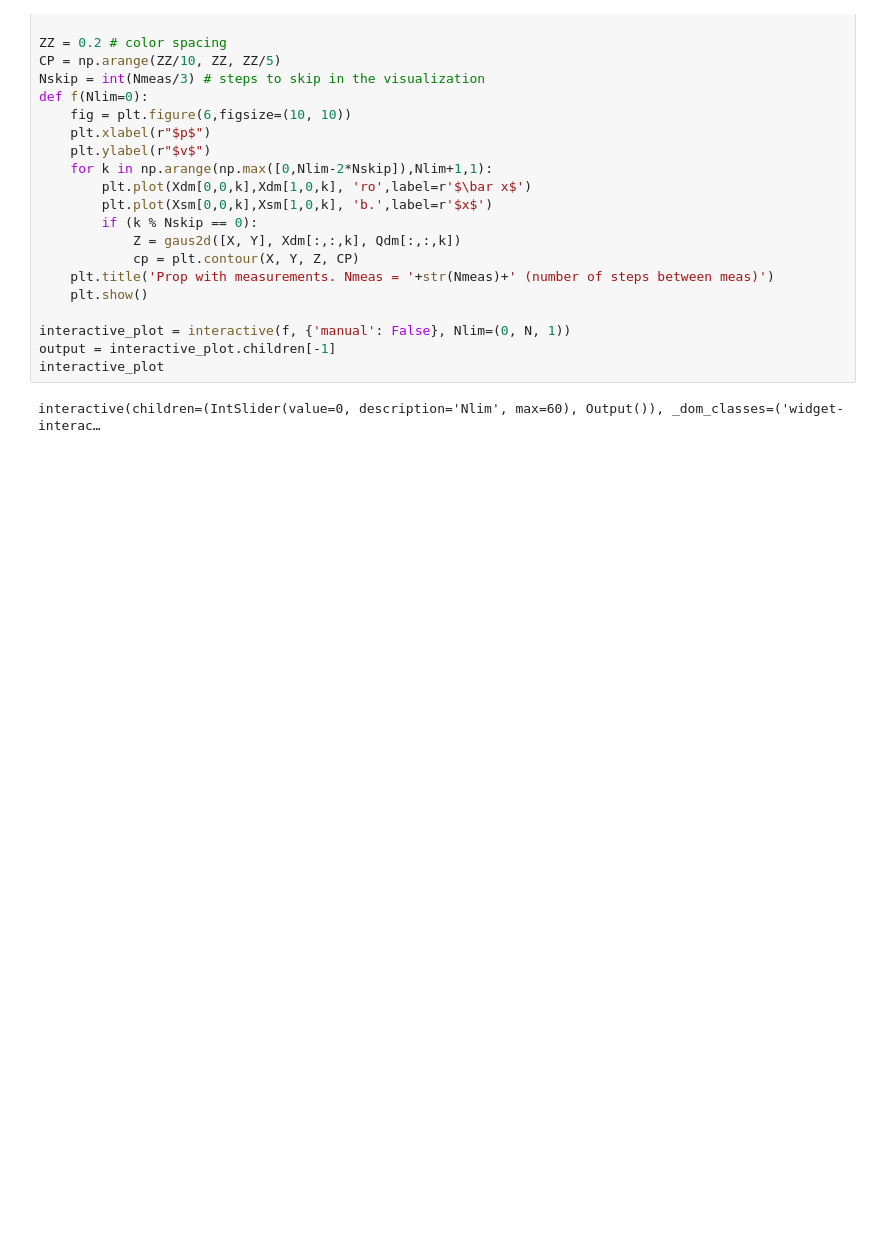
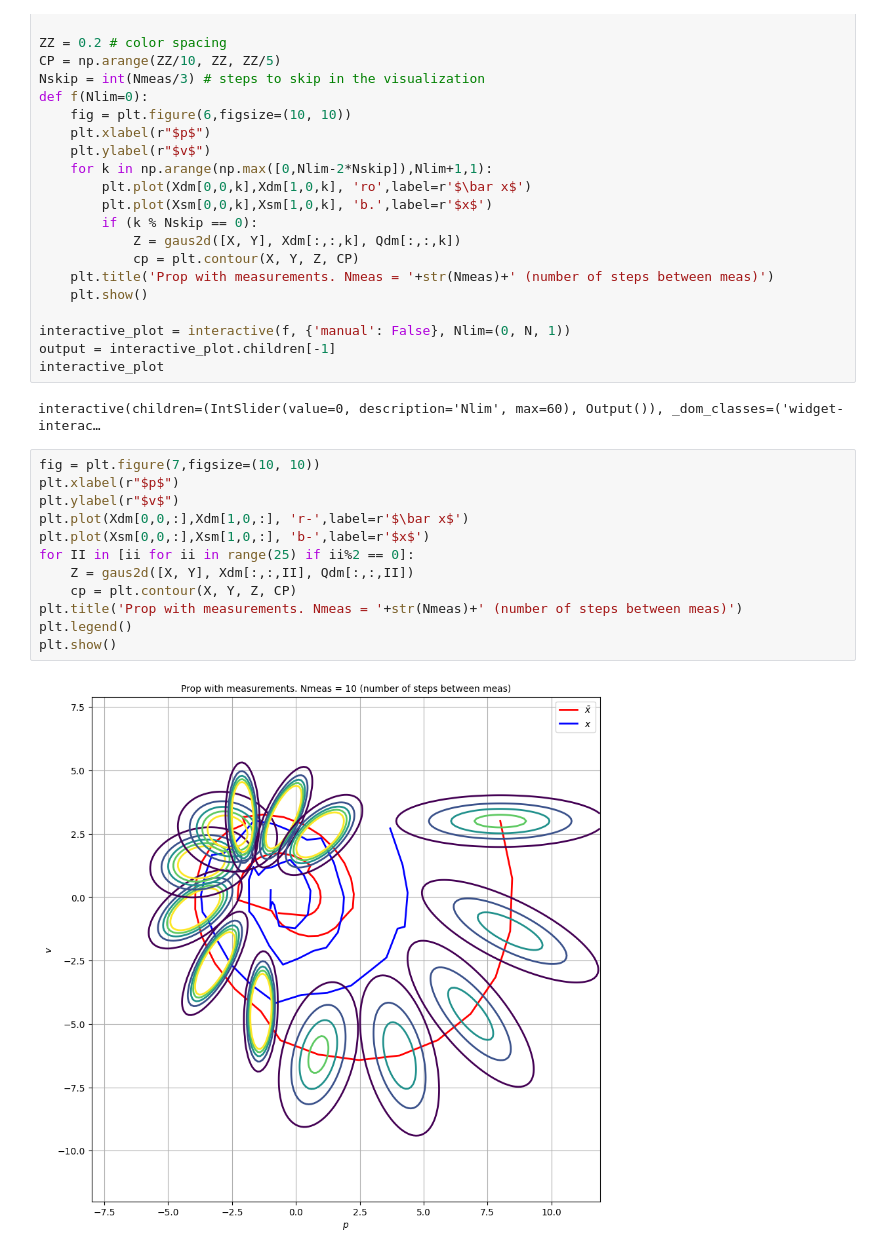
Before and after one commit to JonHowMIT/16_32_Software, a Jupyter notebook: L10_motivation.ipynb, the cells around one changed output. Drawn from its saved outputs; the diff is of its cells as text; blank space fills up the shorter version.

```diff
--- a/L10_motivation.ipynb
+++ b/L10_motivation.ipynb
@@ -143,3 +143,17 @@ output = interactive_plot.children[-1]
 interactive_plot
 # %% [output]
 interactive(children=(IntSlider(value=0, description='Nlim', max=60), Output()), _dom_classes=('widget-interac…
+# %%
+fig = plt.figure(7,figsize=(10, 10))
+plt.xlabel(r"$p$")
+plt.ylabel(r"$v$")
+plt.plot(Xdm[0,0,:],Xdm[1,0,:], 'r-',label=r'$\bar x$')
+plt.plot(Xsm[0,0,:],Xsm[1,0,:], 'b-',label=r'$x$')
+for II in [ii for ii in range(25) if ii%2 == 0]:
+    Z = gaus2d([X, Y], Xdm[:,:,II], Qdm[:,:,II])
+    cp = plt.contour(X, Y, Z, CP)
+plt.title('Prop with measurements. Nmeas = '+str(Nmeas)+' (number of steps between meas)')
+plt.legend()
+plt.show()
+# %% [output]
+[figure, added]
```
